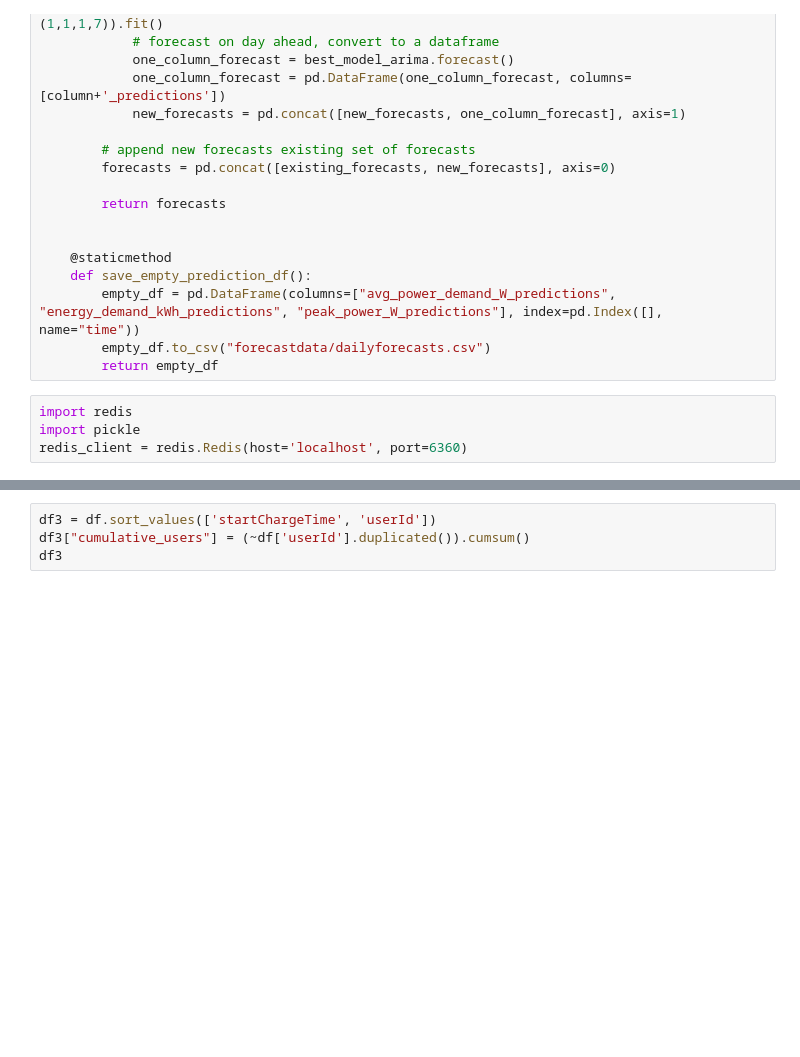
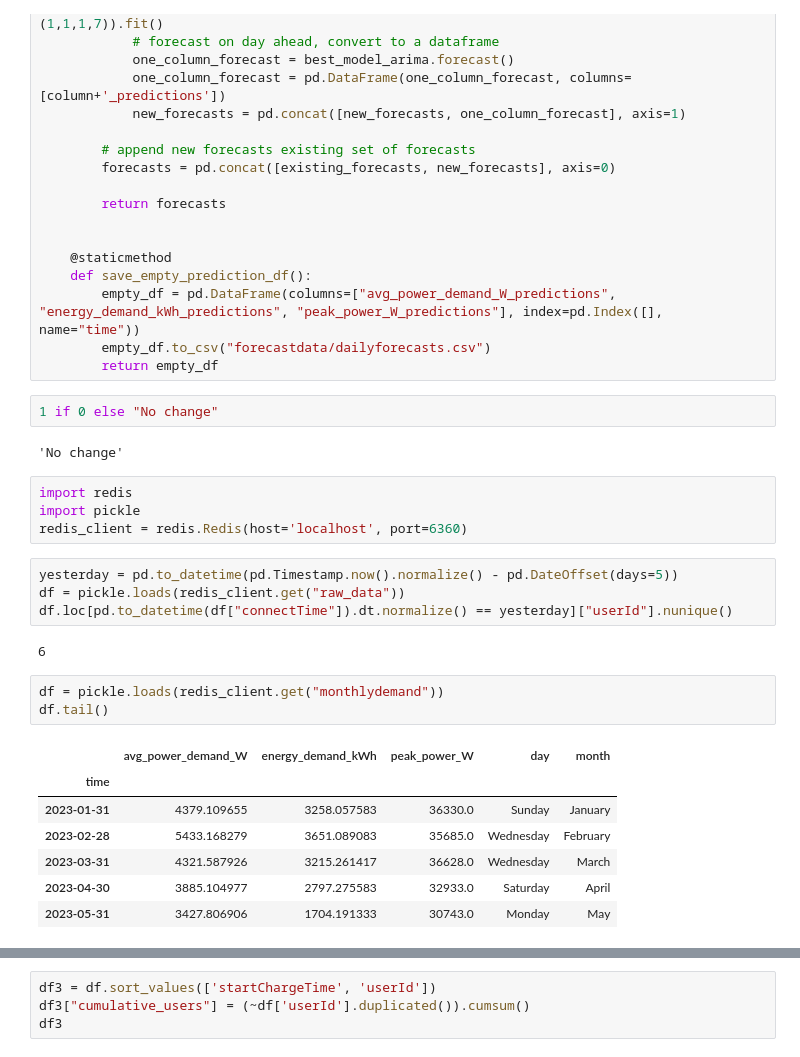
Before and after one commit to winston-edwin-chiong/slrpEV-data-dashboard, a Jupyter notebook: Playground.ipynb, the cells around one changed output, grey strips where cells are left out. Saved outputs shown, nothing was run; the diff lists cells and outputs as text; blank space fills up the shorter version.

```diff
--- a/Playground.ipynb
+++ b/Playground.ipynb
@@ -262,8 +262,29 @@ class CreateDailyForecasts:
         empty_df = pd.DataFrame(columns=["avg_power_demand_W_predictions", "energy_demand_kWh_predictions", "peak_power_W_predictions"], index=pd.Index([], name="time"))
         empty_df.to_csv("forecastdata/dailyforecasts.csv")
         return empty_df
+# %%
+1 if 0 else "No change"
+# %% [output]
+'No change'
 # %%
 import redis
 import pickle
 redis_client = redis.Redis(host='localhost', port=6360)
+# %%
+yesterday = pd.to_datetime(pd.Timestamp.now().normalize() - pd.DateOffset(days=5))
+df = pickle.loads(redis_client.get("raw_data"))
+df.loc[pd.to_datetime(df["connectTime"]).dt.normalize() == yesterday]["userId"].nunique()
+# %% [output]
+6
+# %%
+df = pickle.loads(redis_client.get("monthlydemand"))
+df.tail()
+# %% [output]
+|  | avg_power_demand_W | energy_demand_kWh | peak_power_W | day | month |
+| time |  |  |  |  |  |
+| 2023-01-31 | 4379.109655 | 3258.057583 | 36330.0 | Sunday | January |
+| 2023-02-28 | 5433.168279 | 3651.089083 | 35685.0 | Wednesday | February |
+| 2023-03-31 | 4321.587926 | 3215.261417 | 36628.0 | Wednesday | March |
+| 2023-04-30 | 3885.104977 | 2797.275583 | 32933.0 | Saturday | April |
+| 2023-05-31 | 3427.806906 | 1704.191333 | 30743.0 | Monday | May |
 # %%
```
Also changed, not shown: parts of 4 cells of this notebook, 11 other files.
